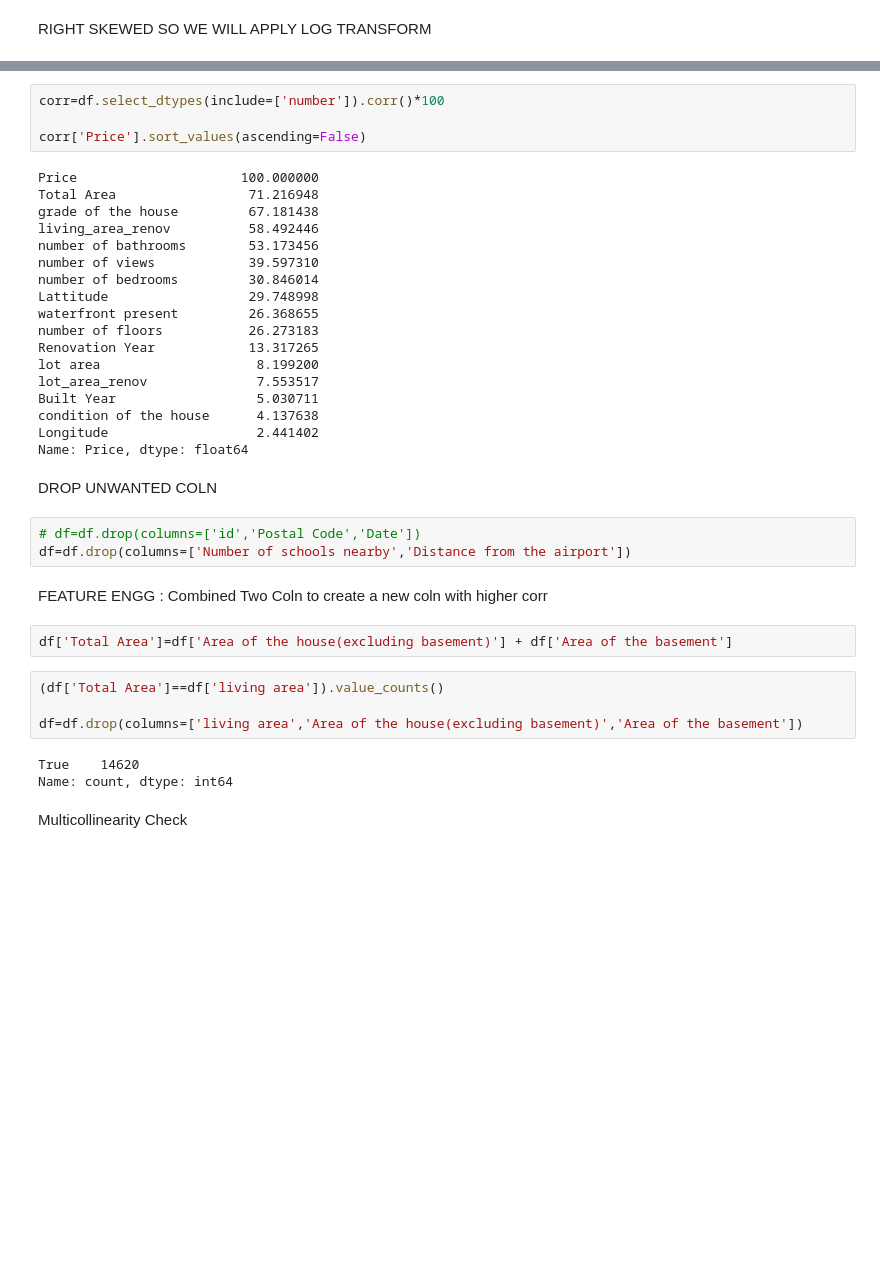
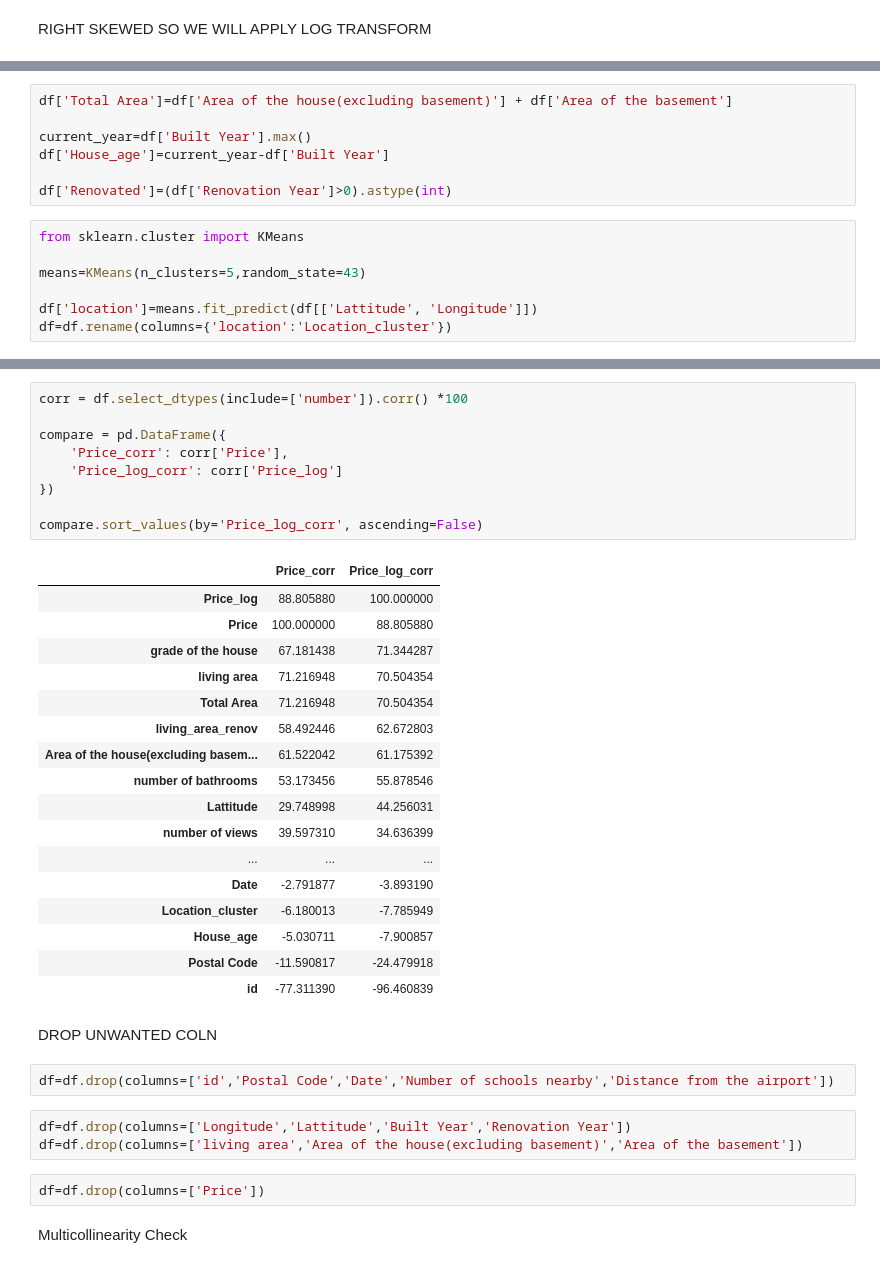
Before and after one commit to abhishek24-06/Indian-House-Price-Prediction, a Jupyter notebook: Data__Analysis.ipynb, the cells around one changed output, grey strips where cells are left out. Drawn from its saved outputs; the diff is of its cells as text; blank space fills up the shorter version.

```diff
--- a/Data__Analysis.ipynb
+++ b/Data__Analysis.ipynb
@@ -100 +92,15 @@ RIGHT SKEWED SO WE WILL APPLY LOG TRANSFORM
+# %%
+df['Total Area']=df['Area of the house(excluding basement)'] + df['Area of the basement']
+
+current_year=df['Built Year'].max()
+df['House_age']=current_year-df['Built Year']
+
+df['Renovated']=(df['Renovation Year']>0).astype(int)
+# %%
+from sklearn.cluster import KMeans
+
+means=KMeans(n_clusters=5,random_state=43)
+
+df['location']=means.fit_predict(df[['Lattitude', 'Longitude']])
+df=df.rename(columns={'location':'Location_cluster'})
 # %% [markdown]
@@ -102,41 +108,39 @@ FEATURE RELAYIONSHIPS
 # %%
-corr=df.select_dtypes(include=['number']).corr()*100
+corr = df.select_dtypes(include=['number']).corr() *100
 
-corr['Price'].sort_values(ascending=False)
+compare = pd.DataFrame({
+    'Price_corr': corr['Price'],
+    'Price_log_corr': corr['Price_log']
+})
+
+compare.sort_values(by='Price_log_corr', ascending=False)
 # %% [output]
-Price                     100.000000
-Total Area                 71.216948
-grade of the house         67.181438
-living_area_renov          58.492446
-number of bathrooms        53.173456
-number of views            39.597310
-number of bedrooms         30.846014
-Lattitude                  29.748998
-waterfront present         26.368655
-number of floors           26.273183
-Renovation Year            13.317265
-lot area                    8.199200
-lot_area_renov              7.553517
-Built Year                  5.030711
-condition of the house      4.137638
-Longitude                   2.441402
-Name: Price, dtype: float64
+|  | Price_corr | Price_log_corr |
+| Price_log | 88.805880 | 100.000000 |
+| Price | 100.000000 | 88.805880 |
+| grade of the house | 67.181438 | 71.344287 |
+| living area | 71.216948 | 70.504354 |
+| Total Area | 71.216948 | 70.504354 |
+| living_area_renov | 58.492446 | 62.672803 |
+| Area of the house(excluding basem... | 61.522042 | 61.175392 |
+| number of bathrooms | 53.173456 | 55.878546 |
+| Lattitude | 29.748998 | 44.256031 |
+| number of views | 39.597310 | 34.636399 |
+| ... | ... | ... |
+| Date | -2.791877 | -3.893190 |
+| Location_cluster | -6.180013 | -7.785949 |
+| House_age | -5.030711 | -7.900857 |
+| Postal Code | -11.590817 | -24.479918 |
+| id | -77.311390 | -96.460839 |
 # %% [markdown]
 DROP UNWANTED COLN
 # %%
-# df=df.drop(columns=['id','Postal Code','Date'])
-df=df.drop(columns=['Number of schools nearby','Distance from the airport'])
+df=df.drop(columns=['id','Postal Code','Date','Number of schools nearby','Distance from the airport'])
-# %% [markdown]
-FEATURE ENGG : Combined Two Coln to create a new coln with higher corr
-# %%
-df['Total Area']=df['Area of the house(excluding basement)'] + df['Area of the basement']
-# %%
-(df['Total Area']==df['living area']).value_counts()
-
-df=df.drop(columns=['living area','Area of the house(excluding basement)','Area of the basement'])
-# %% [output]
-True    14620
-Name: count, dtype: int64
+# %%
+df=df.drop(columns=['Longitude','Lattitude','Built Year','Renovation Year'])
+df=df.drop(columns=['living area','Area of the house(excluding basement)','Area of the basement'])
+# %%
+df=df.drop(columns=['Price'])
 # %% [markdown]
 Multicollinearity Check
 # %%
```
Also changed, not shown: parts of 30 cells of this notebook.
